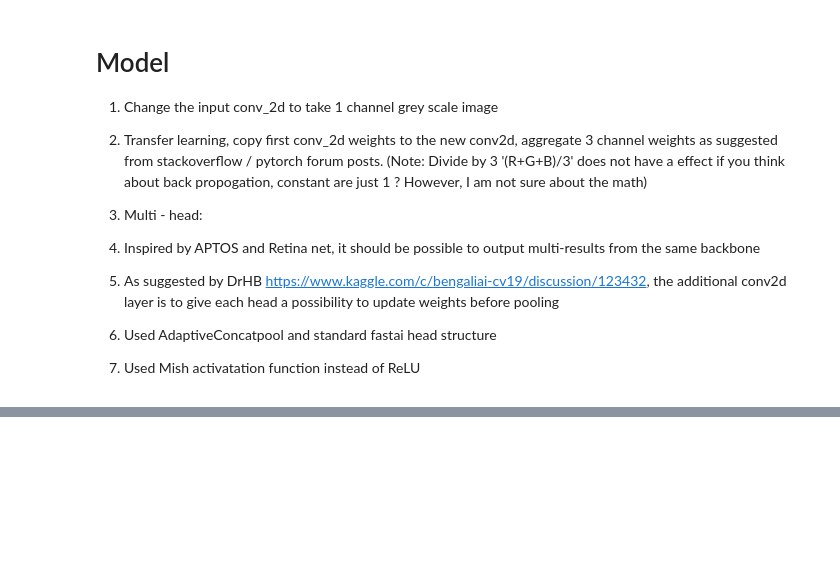
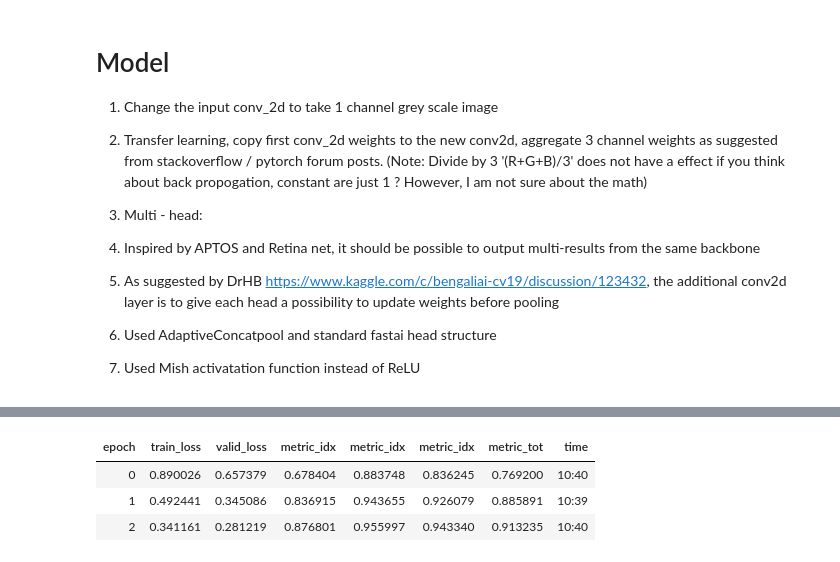
Before and after one commit to heye0507/kaggle_grapheme, a Jupyter notebook: notebooks/02_resnet_1ch.ipynb, the cells around one changed output, grey strips where cells are left out. Saved outputs shown, nothing was run; the diff lists cells and outputs as text; code cells hidden in the pictures; blank space fills up the shorter version.

```diff
--- a/notebooks/02_resnet_1ch.ipynb
+++ b/notebooks/02_resnet_1ch.ipynb
@@ -142,0 +165,8 @@ learn = Learner(data,model,loss_func=loss_func,
+# %%
+lr = 5e-3
+learn.fit_one_cycle(3,slice(lr))
+# %% [output]
+| epoch | train_loss | valid_loss | metric_idx | metric_idx | metric_idx | metric_tot | time |
+| 0 | 0.890026 | 0.657379 | 0.678404 | 0.883748 | 0.836245 | 0.769200 | 10:40 |
+| 1 | 0.492441 | 0.345086 | 0.836915 | 0.943655 | 0.926079 | 0.885891 | 10:39 |
+| 2 | 0.341161 | 0.281219 | 0.876801 | 0.955997 | 0.943340 | 0.913235 | 10:40 |
```
Also changed, not shown: parts of 15 cells of this notebook.
